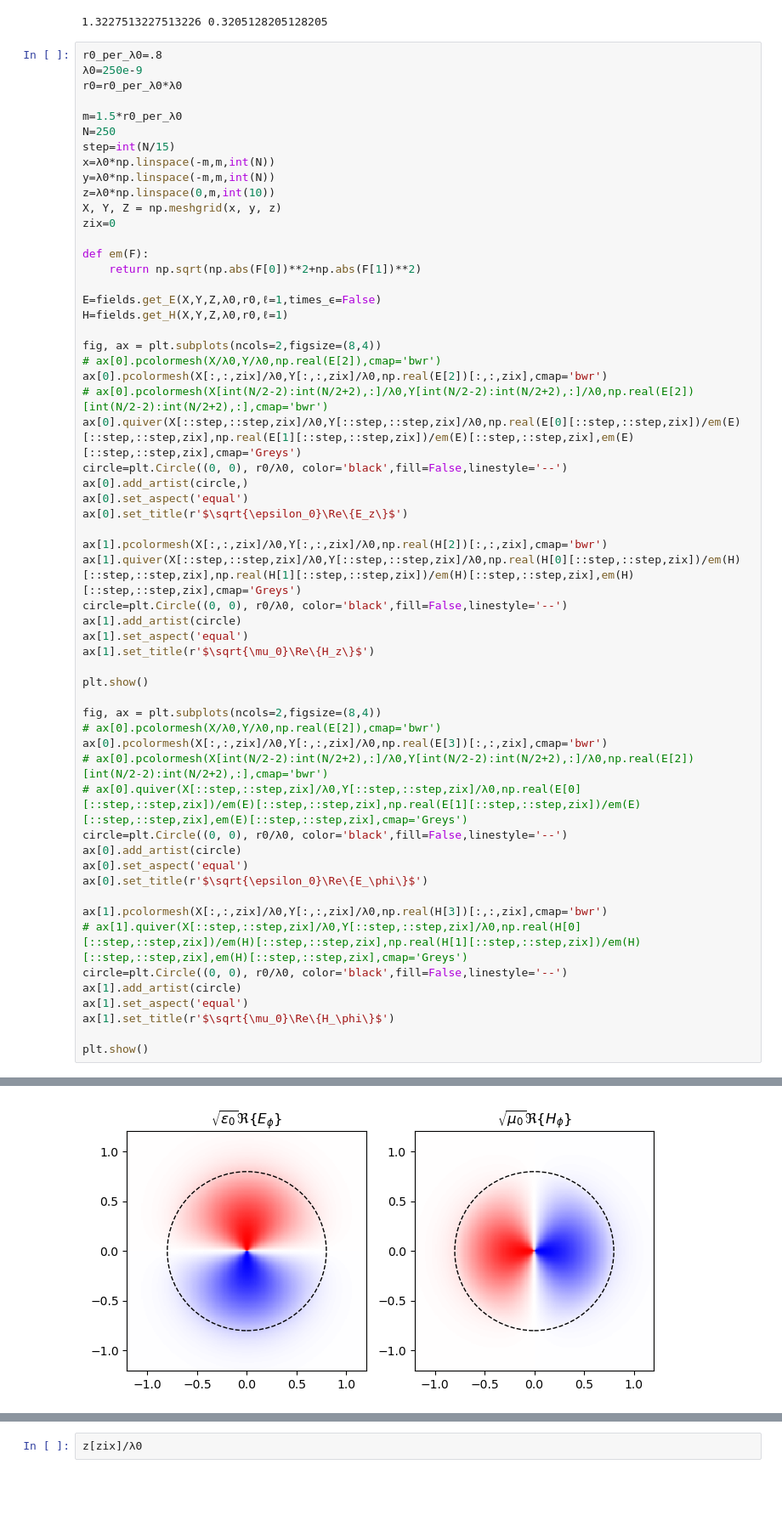
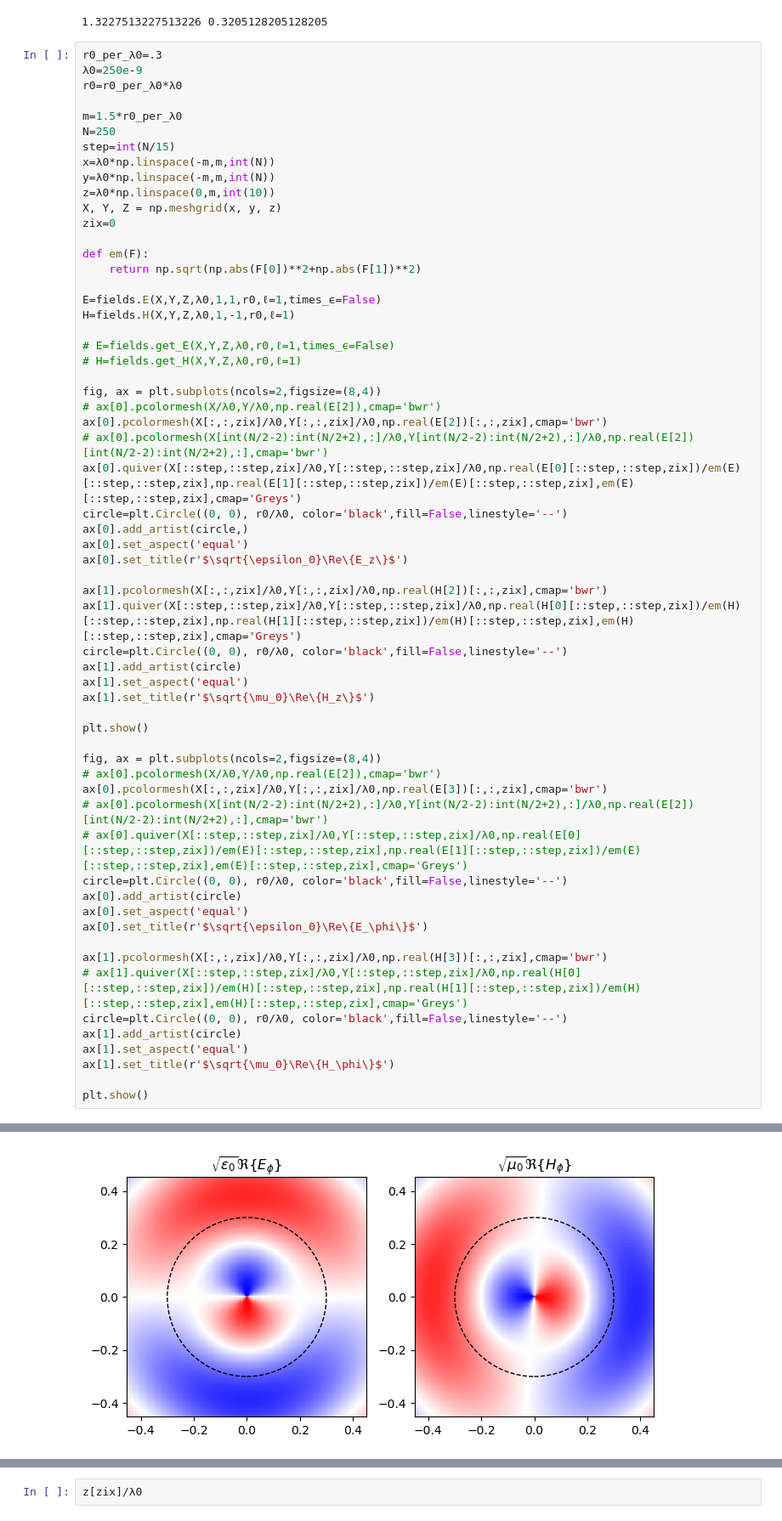
Before and after one commit to Sevastienn/ChiralForce-Fibre, a Jupyter notebook: cylinder/fields.ipynb, the cells around one changed output, grey strips where cells are left out. Shown: that part at 85% size. Cells and saved outputs as stored; diff of their text form; blank space fills up the shorter version.

```diff
--- a/cylinder/fields.ipynb
+++ b/cylinder/fields.ipynb
@@ -14,7 +14,7 @@ print(250e-9/189e-9,250e-9/780e-9)
 # %% [output]
 1.3227513227513226 0.3205128205128205
 # %%
-r0_per_λ0=.8
+r0_per_λ0=.3
 λ0=250e-9
 r0=r0_per_λ0*λ0
 
@@ -30,8 +30,11 @@ zix=0
 def em(F):
     return np.sqrt(np.abs(F[0])**2+np.abs(F[1])**2)
 
-E=fields.get_E(X,Y,Z,λ0,r0,ℓ=1,times_ϵ=False)
-H=fields.get_H(X,Y,Z,λ0,r0,ℓ=1)
+E=fields.E(X,Y,Z,λ0,1,1,r0,ℓ=1,times_ϵ=False)
+H=fields.H(X,Y,Z,λ0,1,-1,r0,ℓ=1)
+
+# E=fields.get_E(X,Y,Z,λ0,r0,ℓ=1,times_ϵ=False)
+# H=fields.get_H(X,Y,Z,λ0,r0,ℓ=1)
 
 fig, ax = plt.subplots(ncols=2,figsize=(8,4))
 # ax[0].pcolormesh(X/λ0,Y/λ0,np.real(E[2]),cmap='bwr')
@@ -75,2 +78,2 @@ plt.show()
-[figure, old version]
+[figure, new version]
 # %%
```
Also changed, not shown: parts of 3 cells of this notebook, 1 other file.
